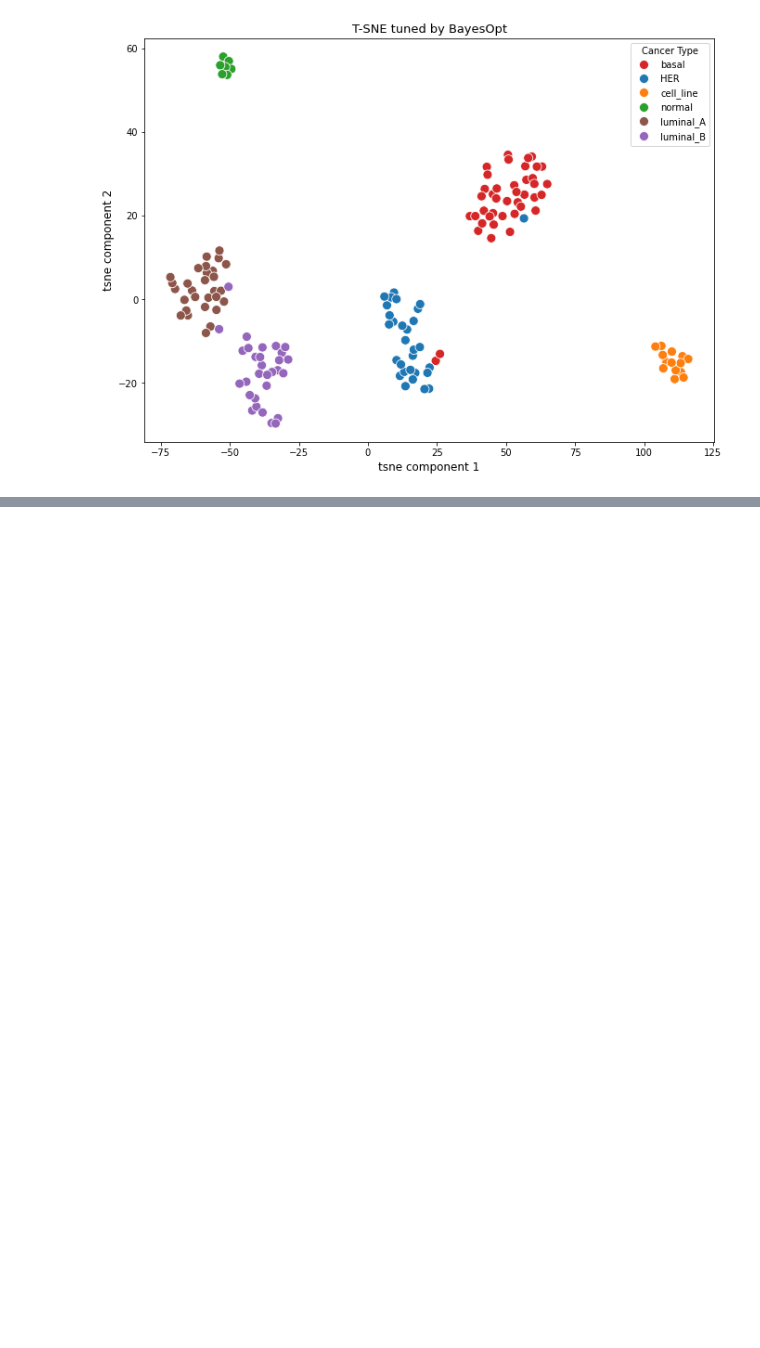
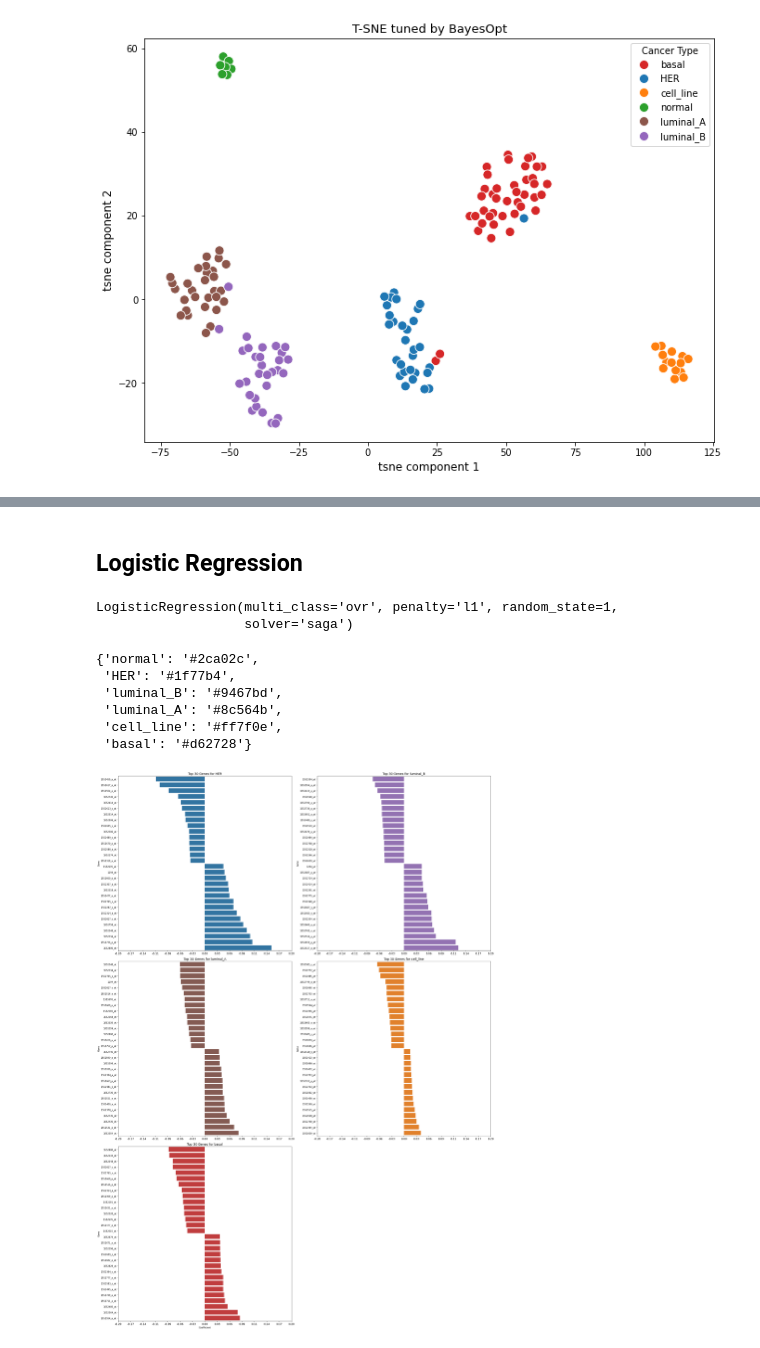
Before and after one commit to IceRocky/tsne_genes_analysis, a Jupyter notebook: breast_cancer_analysis.ipynb, the cells around one changed output, grey strips where cells are left out. Drawn from its saved outputs; the diff is of its cells as text; code cells hidden in the pictures; blank space fills up the shorter version.

Commit message:
added logreg + gene importances

```diff
--- a/breast_cancer_analysis.ipynb
+++ b/breast_cancer_analysis.ipynb
@@ -554,0 +557,58 @@ plt.show()
+# %% [markdown]
+## Logistic Regression
+# %%
+logreg = LogisticRegression(penalty="l1",
+                            solver="saga",
+                            multi_class="ovr",
+                            random_state=1
+                            )
+logreg.fit(genes_matrix_reduced, labels)
+# %% [output]
+LogisticRegression(multi_class='ovr', penalty='l1', random_state=1,
+                   solver='saga')
+# %%
+#Extract most important genes
+
+
+
+her_coeffs = logreg.coef_[1]
+lumB_coeffs = logreg.coef_[2]
+lumA_coeffs = logreg.coef_[3]
+cellline_coeffs = logreg.coef_[4]
+basal_coeffs = logreg.coef_[5]
+# %%
+color_map
+# %% [output]
+{'normal': '#2ca02c',
+ 'HER': '#1f77b4',
+ 'luminal_B': '#9467bd',
+ 'luminal_A': '#8c564b',
+ 'cell_line': '#ff7f0e',
+ 'basal': '#d62728'}
+# %%
+fig, axes = plt.subplots(3, 2, figsize=(25, 35), sharex=True)
+categories = ['HER', 'luminal_B', 'luminal_A', 'cell_line', 'basal']
+coefficients = [her_coeffs, lumB_coeffs, lumA_coeffs, cellline_coeffs, basal_coeffs]
+
+
+xticks = np.linspace(-0.2, 0.2, 15)
+xtick_labels = [f"{x:.2f}" for x in xticks]
+
+for i, (coef, category) in enumerate(zip(coefficients, categories)):
+    ax = axes.flat[i]
+    top_indices = list(np.argsort(coef)[-15:]) + list(np.argsort(coef)[:15])
+
+    data = pd.DataFrame({'Gene': genes_names[top_indices], 'Coefficient': coef[top_indices]})
+    sns.barplot(x='Coefficient', y='Gene', data=data.sort_values('Coefficient', ascending=True), ax=ax, palette=[color_map[category] for _ in range(30)])
+    ax.set_title(f'Top 30 Genes for {category}', fontsize=14)
+    ax.set_xticks(xticks)
+    ax.set_xticklabels(xtick_labels, fontsize=12)
+    ax.xaxis.set_tick_params(which='both', labelbottom=True)
+
+for j in range(i + 1, 6):
+    fig.delaxes(axes.flatten()[j])
+
+plt.tight_layout()
+plt.show()
+# %% [output]
+[figure, added]
```
Also changed, not shown: parts of 13 cells of this notebook.
